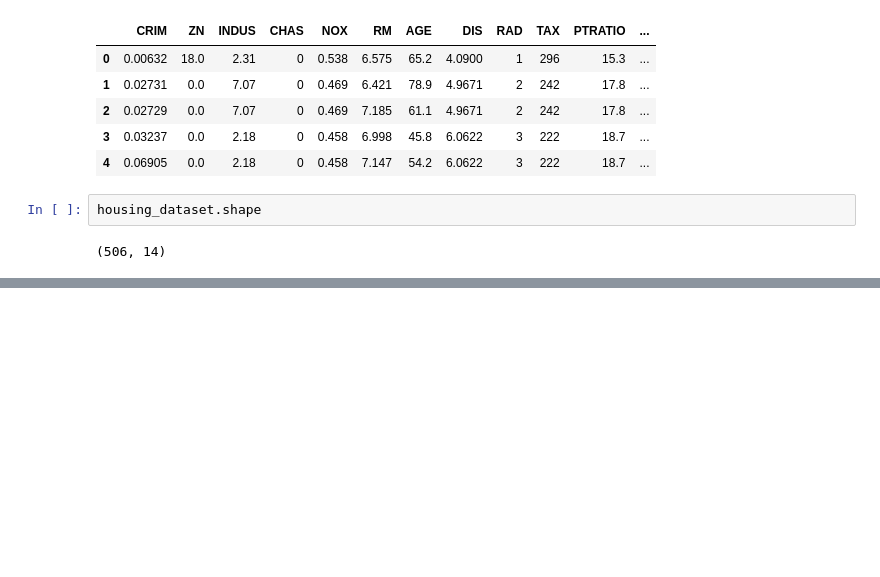
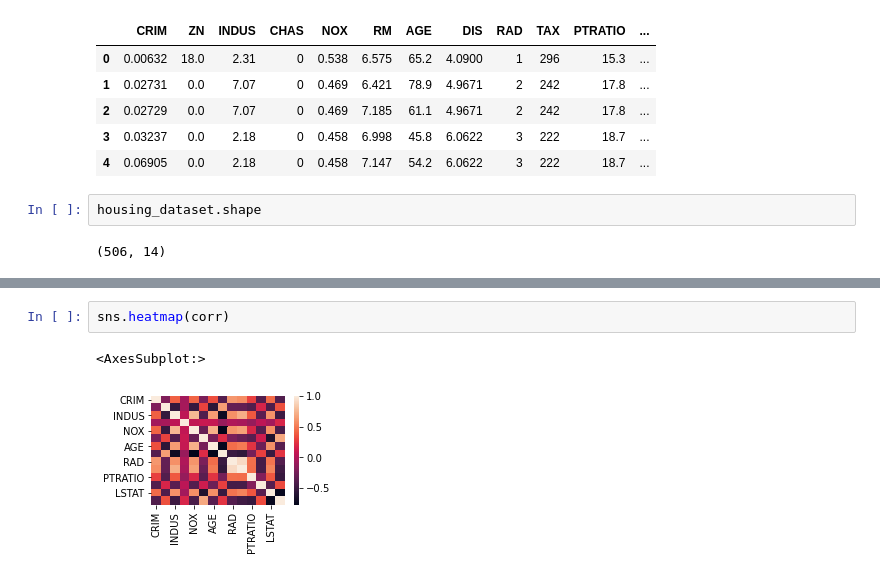
Before and after one commit to romedal/ML_LinearRegression, a Jupyter notebook: LinearRegression.ipynb, the cells around one changed output, grey strips where cells are left out. Saved outputs shown, nothing was run; the diff lists cells and outputs as text; blank space fills up the shorter version.

Commit message:
added correlation on graph

```diff
--- a/LinearRegression.ipynb
+++ b/LinearRegression.ipynb
@@ -42,3 +42,8 @@ corr
 | B | -0.386656 | 0.175763 | -0.357607 | 0.050608 | -0.380051 | 0.128069 | -0.273935 | 0.291512 | -0.444413 | -0.441808 | -0.177383 | ... |
 | LSTAT | 0.452010 | -0.407945 | 0.601756 | -0.054208 | 0.587866 | -0.617253 | 0.593492 | -0.500908 | 0.485692 | 0.540614 | 0.376366 | ... |
 | MEDV | -0.391289 | 0.353895 | -0.480596 | 0.183844 | -0.427321 | 0.695360 | -0.363575 | 0.249929 | -0.381626 | -0.468536 | -0.507787 | ... |
+# %%
+sns.heatmap(corr)
+# %% [output]
+<AxesSubplot:>
+[figure, added]
```
